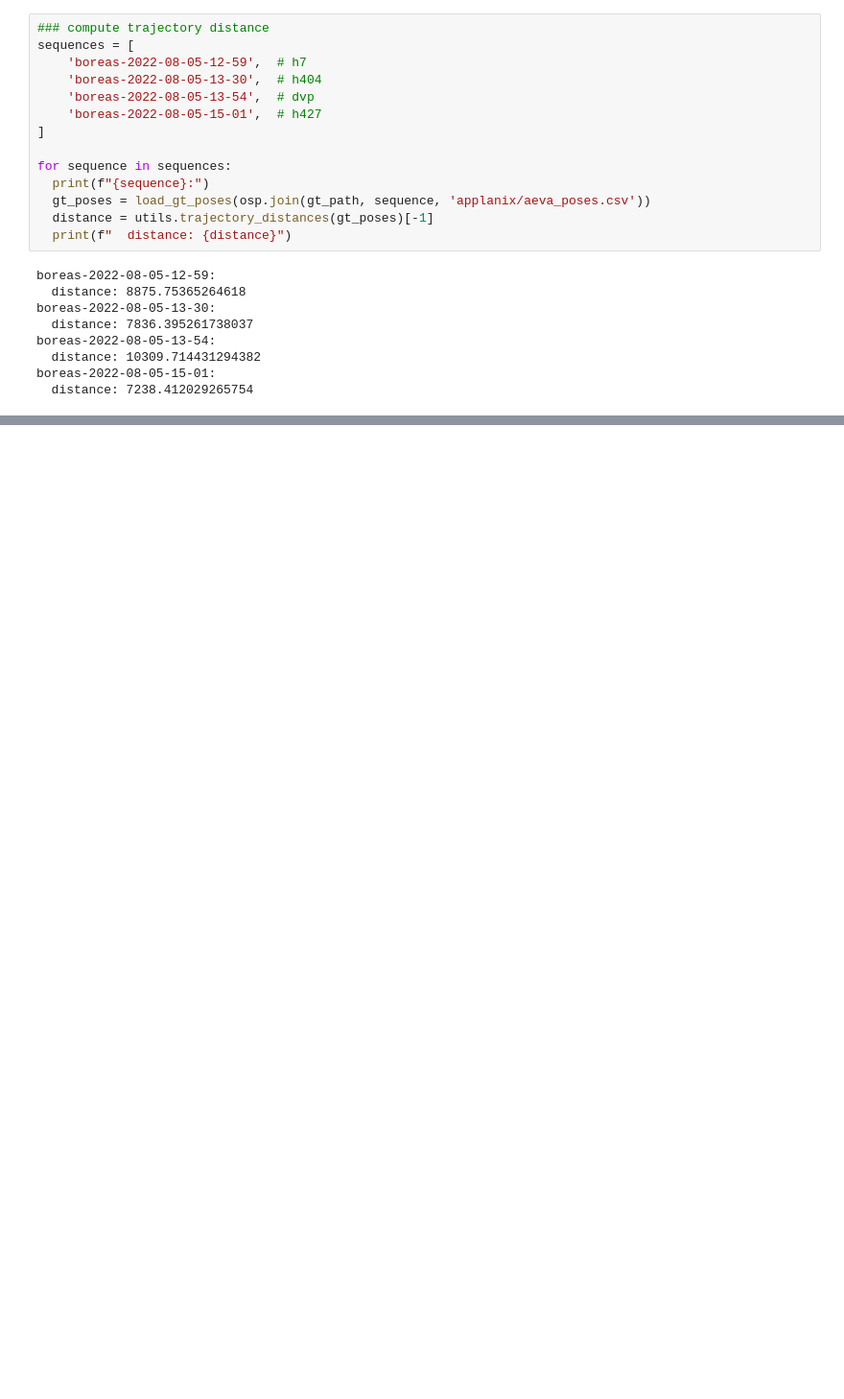
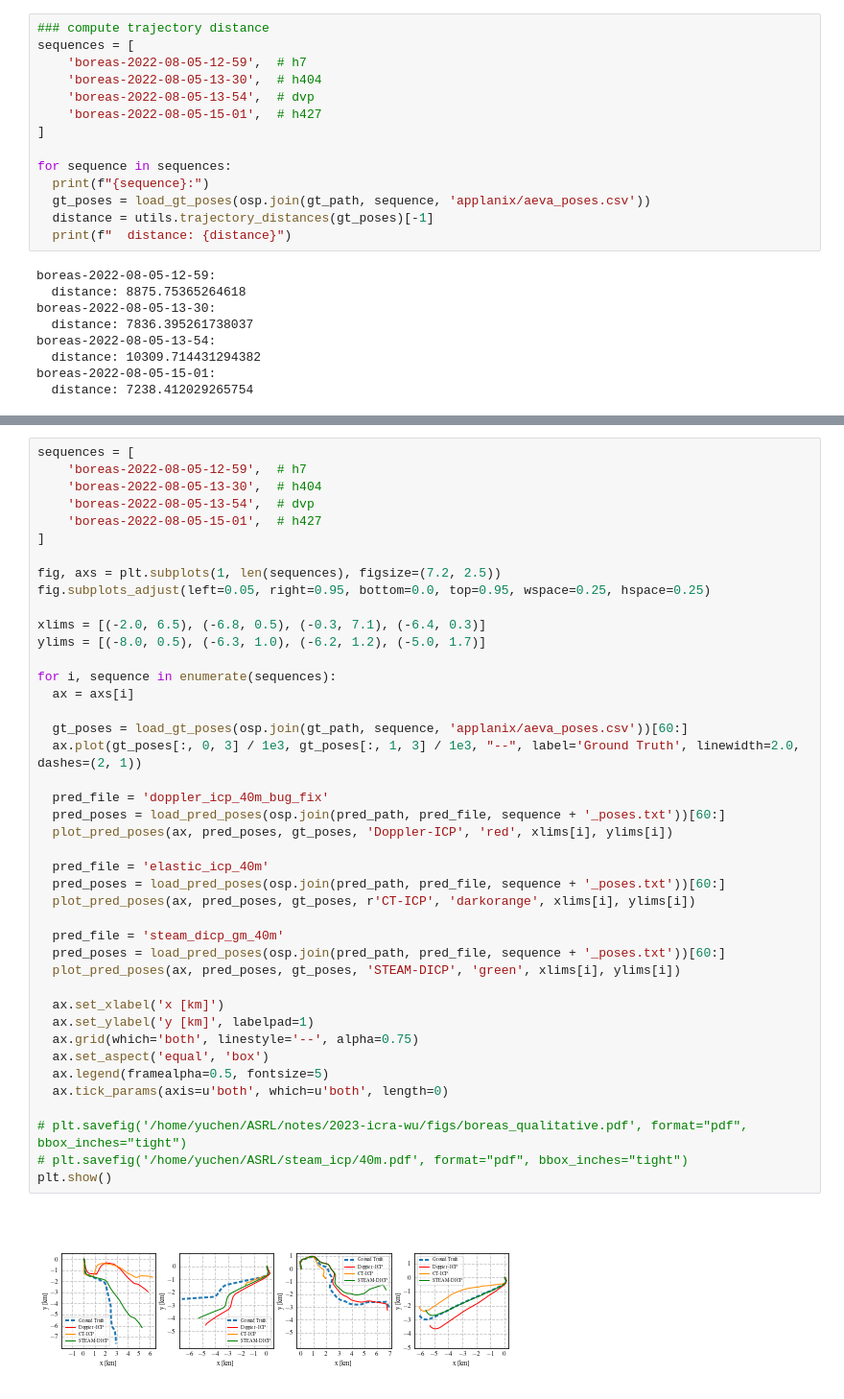
Before and after one commit to utiasASRL/steam_icp, a Jupyter notebook: script/plot_aeva_poses.ipynb, the cells around one changed output, grey strips where cells are left out. Shown: that part at 96% size. Drawn from its saved outputs; the diff is of its cells as text; blank space fills up the shorter version.

```diff
--- a/script/plot_aeva_poses.ipynb
+++ b/script/plot_aeva_poses.ipynb
@@ -211,0 +223,44 @@ plt.show()
+# %%
+sequences = [
+    'boreas-2022-08-05-12-59',  # h7
+    'boreas-2022-08-05-13-30',  # h404
+    'boreas-2022-08-05-13-54',  # dvp
+    'boreas-2022-08-05-15-01',  # h427
+]
+
+fig, axs = plt.subplots(1, len(sequences), figsize=(7.2, 2.5))
+fig.subplots_adjust(left=0.05, right=0.95, bottom=0.0, top=0.95, wspace=0.25, hspace=0.25)
+
+xlims = [(-2.0, 6.5), (-6.8, 0.5), (-0.3, 7.1), (-6.4, 0.3)]
+ylims = [(-8.0, 0.5), (-6.3, 1.0), (-6.2, 1.2), (-5.0, 1.7)]
+
+for i, sequence in enumerate(sequences):
+  ax = axs[i]
+
+  gt_poses = load_gt_poses(osp.join(gt_path, sequence, 'applanix/aeva_poses.csv'))[60:]
+  ax.plot(gt_poses[:, 0, 3] / 1e3, gt_poses[:, 1, 3] / 1e3, "--", label='Ground Truth', linewidth=2.0, dashes=(2, 1))
+
+  pred_file = 'doppler_icp_40m_bug_fix'
+  pred_poses = load_pred_poses(osp.join(pred_path, pred_file, sequence + '_poses.txt'))[60:]
+  plot_pred_poses(ax, pred_poses, gt_poses, 'Doppler-ICP', 'red', xlims[i], ylims[i])
+
+  pred_file = 'elastic_icp_40m'
+  pred_poses = load_pred_poses(osp.join(pred_path, pred_file, sequence + '_poses.txt'))[60:]
+  plot_pred_poses(ax, pred_poses, gt_poses, r'CT-ICP', 'darkorange', xlims[i], ylims[i])
+
+  pred_file = 'steam_dicp_gm_40m'
+  pred_poses = load_pred_poses(osp.join(pred_path, pred_file, sequence + '_poses.txt'))[60:]
+  plot_pred_poses(ax, pred_poses, gt_poses, 'STEAM-DICP', 'green', xlims[i], ylims[i])
+
+  ax.set_xlabel('x [km]')
+  ax.set_ylabel('y [km]', labelpad=1)
+  ax.grid(which='both', linestyle='--', alpha=0.75)
+  ax.set_aspect('equal', 'box')
+  ax.legend(framealpha=0.5, fontsize=5)
+  ax.tick_params(axis=u'both', which=u'both', length=0)
+
+# plt.savefig('/home/yuchen/ASRL/notes/2023-icra-wu/figs/boreas_qualitative.pdf', format="pdf", bbox_inches="tight")
+# plt.savefig('/home/yuchen/ASRL/steam_icp/40m.pdf', format="pdf", bbox_inches="tight")
+plt.show()
+# %% [output]
+[figure, added]
```
Also changed, not shown: parts of 4 cells of this notebook, 9 other files.
